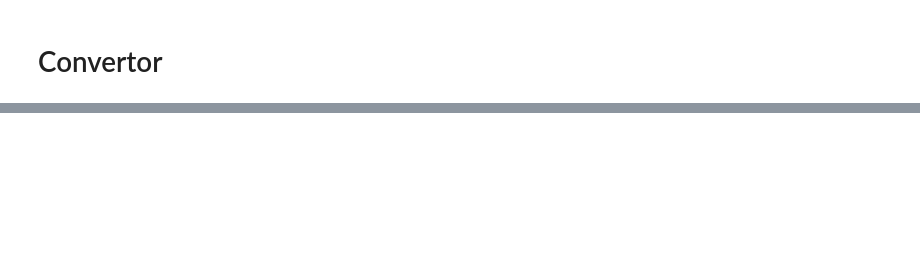
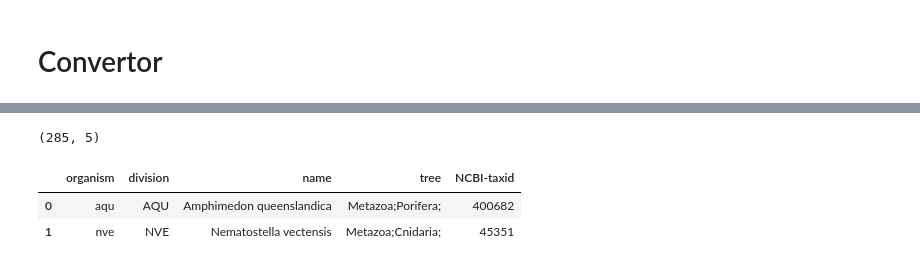
Before and after one commit to Ilia-Abolhasani/amir-p3, a Jupyter notebook: str2ct_convertor.ipynb, the cells around one changed output, grey strips where cells are left out. Saved outputs shown, nothing was run; the diff lists cells and outputs as text; code cells hidden in the pictures; blank space fills up the shorter version.

```diff
--- a/str2ct_convertor.ipynb
+++ b/str2ct_convertor.ipynb
@@ -187,0 +222,10 @@ def convertor(strText):
+# %%
+organism = pd.read_csv(f'./{directory}/organisms.txt',sep='\t')
+organism.columns = [c.replace('#','') for c in organism.columns] # remove sharp from columns
+print(organism.shape)
+organism.head(2)
+# %% [output]
+(285, 5)
+|  | organism | division | name | tree | NCBI-taxid |
+| 0 | aqu | AQU | Amphimedon queenslandica | Metazoa;Porifera; | 400682 |
+| 1 | nve | NVE | Nematostella vectensis | Metazoa;Cnidaria; | 45351 |
```
Also changed, not shown: parts of 23 cells of this notebook, 1 other file.
